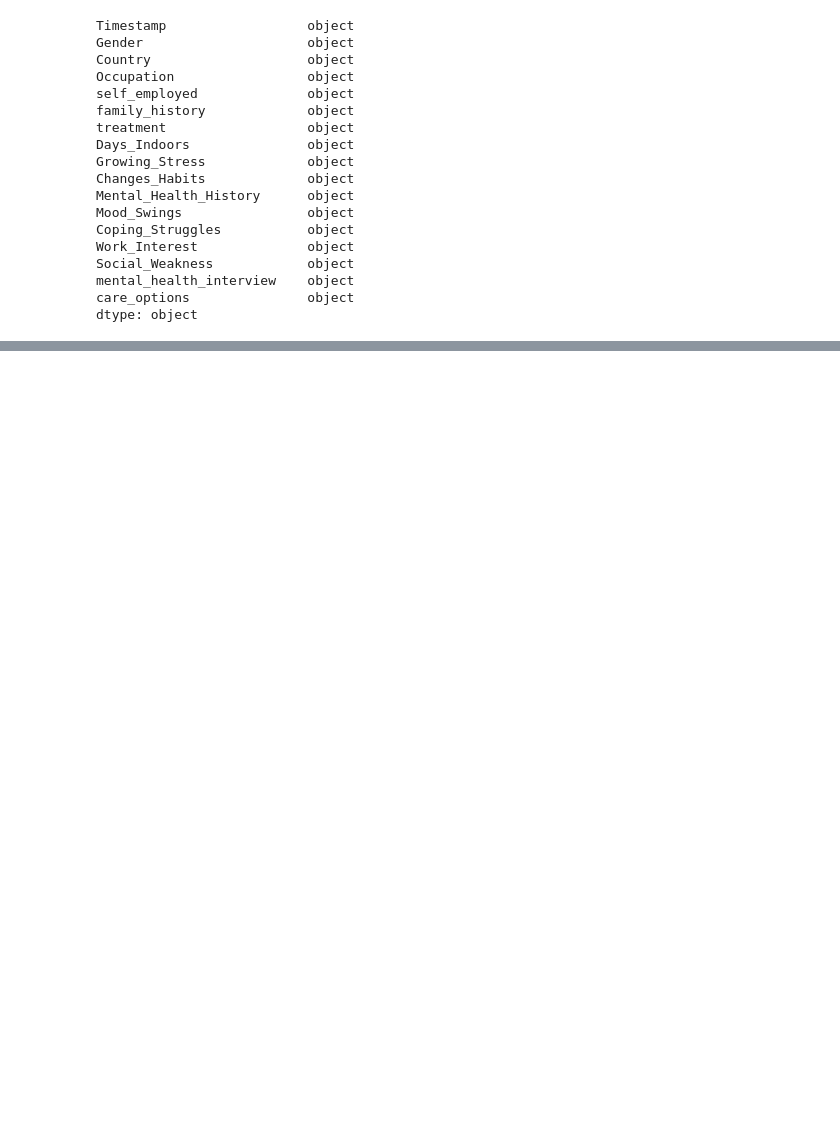
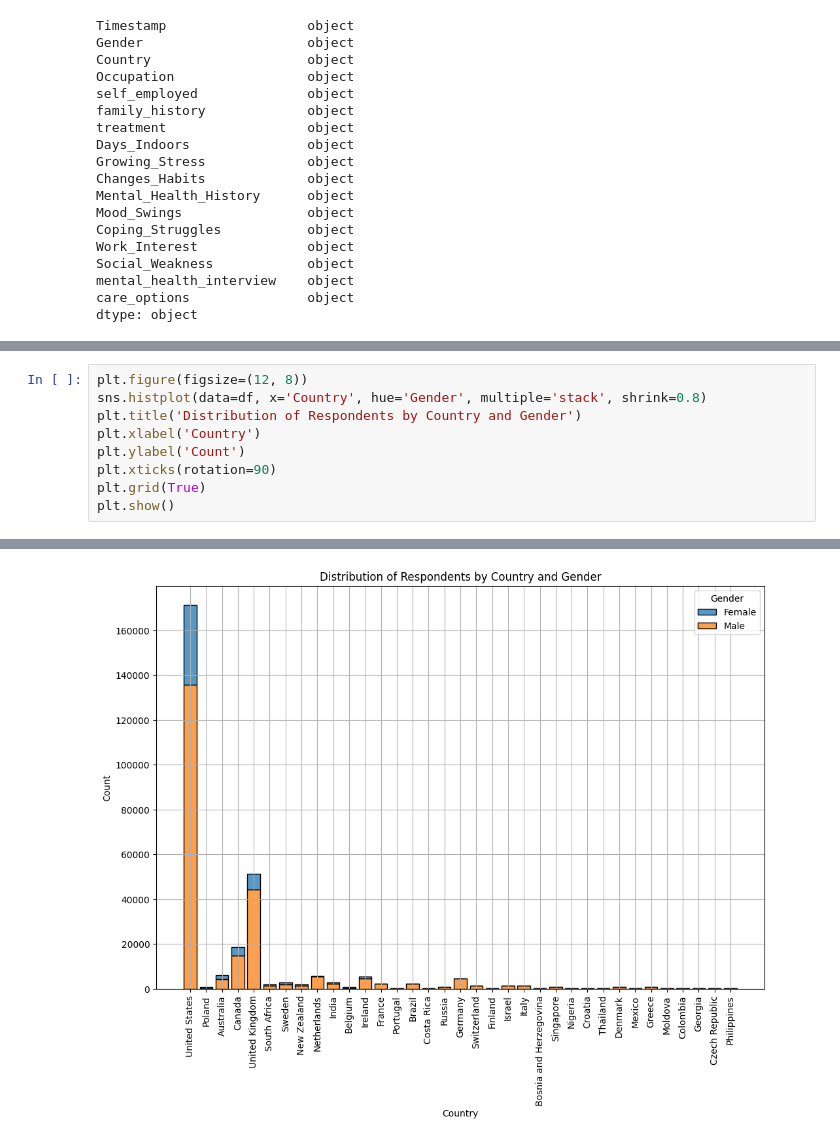
Before and after one commit to JuanAmpuero06/Es_salud_mental, a Jupyter notebook: notebooks/data-exploration.ipynb, the cells around one changed output, grey strips where cells are left out. Saved outputs shown, nothing was run; the diff lists cells and outputs as text; blank space fills up the shorter version.

```diff
--- a/notebooks/data-exploration.ipynb
+++ b/notebooks/data-exploration.ipynb
@@ -81,0 +84,10 @@ dtype: object
+# %%
+plt.figure(figsize=(12, 8))
+sns.histplot(data=df, x='Country', hue='Gender', multiple='stack', shrink=0.8)
+plt.title('Distribution of Respondents by Country and Gender')
+plt.xlabel('Country')
+plt.ylabel('Count')
+plt.xticks(rotation=90)
+plt.grid(True)
+plt.show()
+# %% [output]
@@ -81,0 +95 @@ dtype: object
+[figure, added]
```
Also changed, not shown: parts of 7 cells of this notebook, 3 other files.
